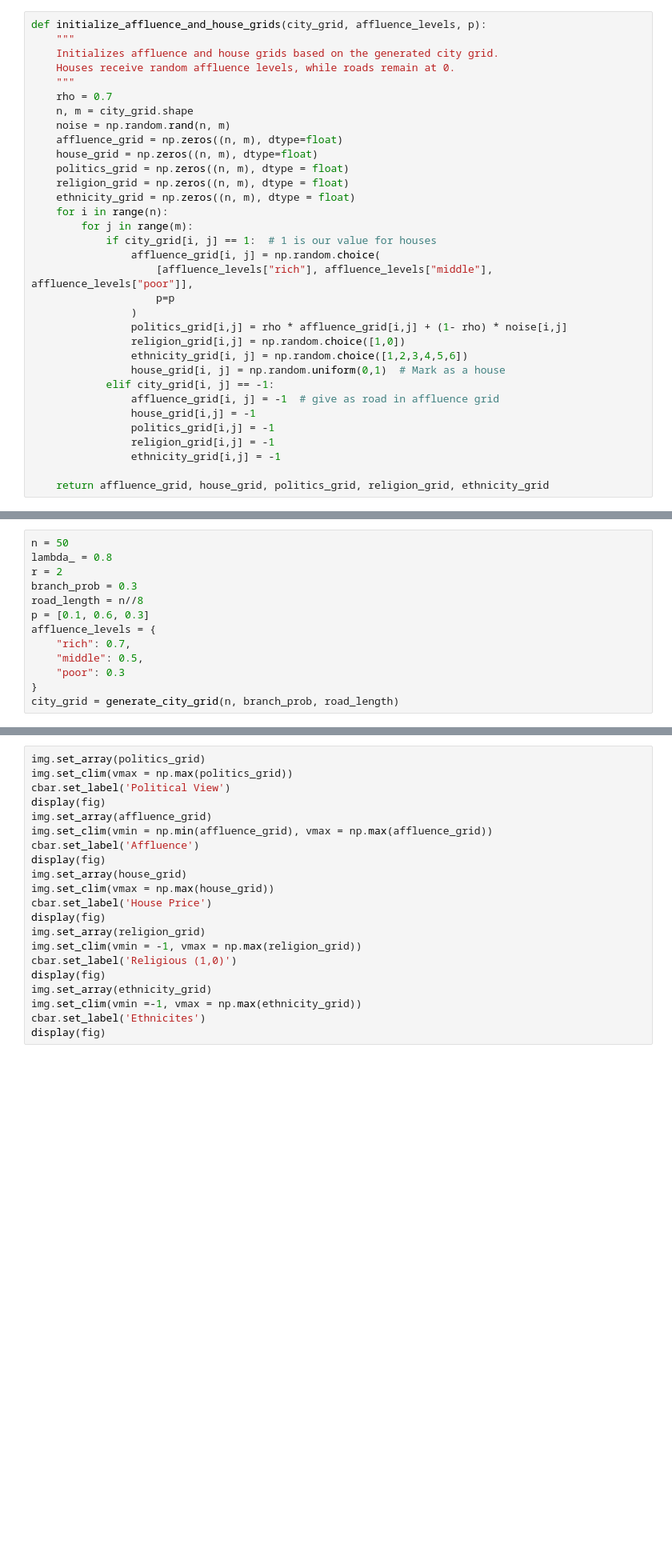
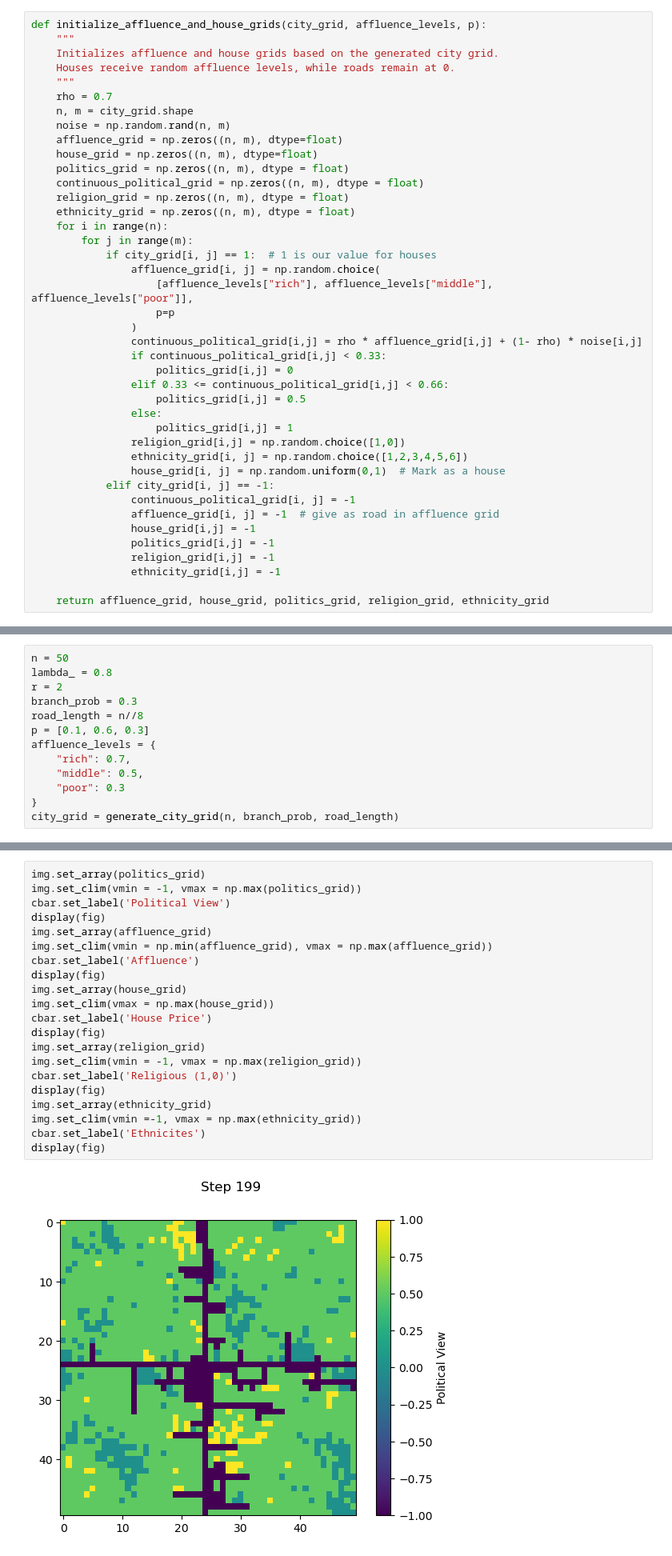
Before and after one commit to markalvaress/Housing_Multiple_IM, a Jupyter notebook: AllFactorsSim.ipynb, the cells around one changed output, grey strips where cells are left out. Shown: that part at 80% size. Cells and saved outputs as stored; diff of their text form; blank space fills up the shorter version.

Commit message:
Grouped Political Affiliations Together
I finally did it :)

```diff
--- a/AllFactorsSim.ipynb
+++ b/AllFactorsSim.ipynb
@@ -79,6 +79,7 @@ def initialize_affluence_and_house_grids(city_grid, affluence_levels, p):
     affluence_grid = np.zeros((n, m), dtype=float)
     house_grid = np.zeros((n, m), dtype=float)
     politics_grid = np.zeros((n, m), dtype = float)
+    continuous_political_grid = np.zeros((n, m), dtype = float)
     religion_grid = np.zeros((n, m), dtype = float)
     ethnicity_grid = np.zeros((n, m), dtype = float)
     for i in range(n):
@@ -88,11 +89,18 @@ def initialize_affluence_and_house_grids(city_grid, affluence_levels, p):
                     [affluence_levels["rich"], affluence_levels["middle"], affluence_levels["poor"]],
                     p=p
                 )
-                politics_grid[i,j] = rho * affluence_grid[i,j] + (1- rho) * noise[i,j]
+                continuous_political_grid[i,j] = rho * affluence_grid[i,j] + (1- rho) * noise[i,j]
+                if continuous_political_grid[i,j] < 0.33:
+                    politics_grid[i,j] = 0
+                elif 0.33 <= continuous_political_grid[i,j] < 0.66:
+                    politics_grid[i,j] = 0.5
+                else:
+                    politics_grid[i,j] = 1
                 religion_grid[i,j] = np.random.choice([1,0])
                 ethnicity_grid[i, j] = np.random.choice([1,2,3,4,5,6])
                 house_grid[i, j] = np.random.uniform(0,1)  # Mark as a house
             elif city_grid[i, j] == -1:
+                continuous_political_grid[i, j] = -1
                 affluence_grid[i, j] = -1  # give as road in affluence grid
                 house_grid[i,j] = -1
                 politics_grid[i,j] = -1
@@ -265,21 +273,23 @@ NameError: name 'initialize_affluence_and_house_grids' is not defined
 # %%
 img.set_array(politics_grid)
-img.set_clim(vmax = np.max(politics_grid))
+img.set_clim(vmin = -1, vmax = np.max(politics_grid))
 cbar.set_label('Political View')
 display(fig)
 img.set_array(affluence_grid)
 img.set_clim(vmin = np.min(affluence_grid), vmax = np.max(affluence_grid))
 cbar.set_label('Affluence')
 display(fig)
 img.set_array(house_grid)
 img.set_clim(vmax = np.max(house_grid))
 cbar.set_label('House Price')
 display(fig)
 img.set_array(religion_grid)
 img.set_clim(vmin = -1, vmax = np.max(religion_grid))
 cbar.set_label('Religious (1,0)')
 display(fig)
 img.set_array(ethnicity_grid)
 img.set_clim(vmin =-1, vmax = np.max(ethnicity_grid))
 cbar.set_label('Ethnicites')
 display(fig)
+# %% [output]
+[figure, added]
```
Also changed, not shown: parts of 6 cells of this notebook.
